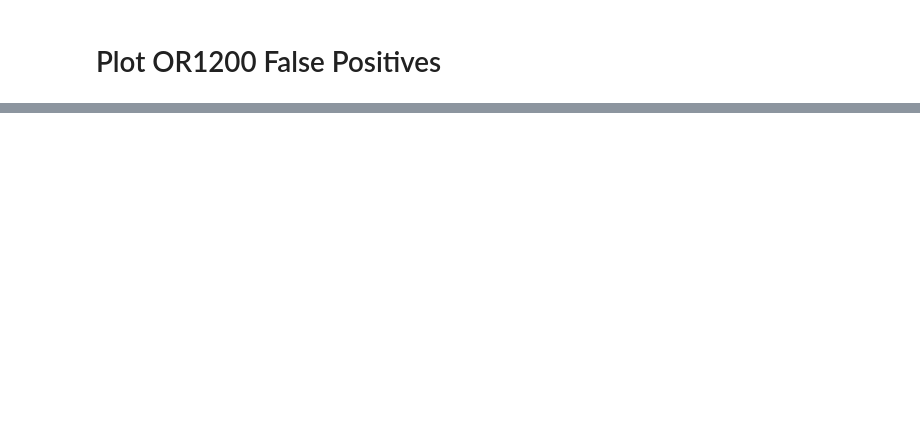
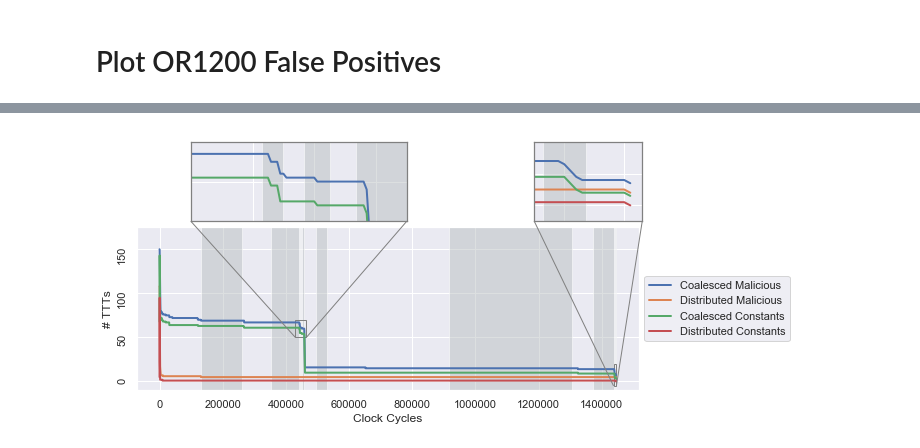
Before and after one commit to timothytrippel/bomberman, a Jupyter notebook: circuits/plots/exp_002_false_positives_multi_plot.ipynb, the cells around one changed output, grey strips where cells are left out. Drawn from its saved outputs; the diff is of its cells as text; code cells hidden in the pictures; blank space fills up the shorter version.

```diff
--- a/circuits/plots/exp_002_false_positives_multi_plot.ipynb
+++ b/circuits/plots/exp_002_false_positives_multi_plot.ipynb
@@ -437,0 +281,94 @@ if OR1200_SAVE_AS_PDF:
+# %%
+# Define Design Characteristics
+or1200_clk_period   = 20
+or1200_epochs       = or1200_epochs = [0,2620900,5241700,7035700,8829700,8898100,8966500,9051700,9136900,9882700,10628500,18361300, 26094100,27429100,28764100,28836100,28908100]
+or1200_ylim         = 175
+or1200_cycle_epochs = map(lambda x: float(x) / float(or1200_clk_period), or1200_epochs)
+
+# Load Data
+or1200_tjfree_df = load_data_df_wf(tjfree_or1200_data_dir, or1200_clk_period)
+or1200_mal_df    = load_data_df_wf(mal_or1200_data_dir, or1200_clk_period)
+
+# Create Main Plot
+ax = plot_ttt_timeseries(or1200_clk_period, \
+                         or1200_epochs, \
+                         or1200_ylim, \
+                         or1200_tjfree_df, \
+                         or1200_mal_df)
+
+# ============================================================================================================
+# Create Zoom-in Inset 1
+# axins = zoomed_inset_axes(ax, 6, loc=2, bbox_to_anchor=(280, 230)) # zoom = 2
+axins = inset_axes(ax, 3, 1.1, loc=2, bbox_to_anchor=(0.2, 1.3), bbox_transform=ax.figure.transFigure) # stretch, no zoom
+sns.lineplot(x="Time", y="Total Malicious Coalesced TTTs",   data=or1200_mal_df, ax=axins, linewidth=LINE_WIDTH)
+sns.lineplot(x="Time", y="Total Malicious Distributed TTTs", data=or1200_mal_df, ax=axins, linewidth=LINE_WIDTH)
+sns.lineplot(x="Time", y="Coalesced Constants",              data=or1200_mal_df, ax=axins, linewidth=LINE_WIDTH)
+sns.lineplot(x="Time", y="Distributed Constants",            data=or1200_mal_df, ax=axins, linewidth=LINE_WIDTH)
+
+# Add Line Separators
+shade = True
+for i in range(0, len(or1200_cycle_epochs[0:-1])):
+    x_coord      = or1200_cycle_epochs[i]
+    next_x_coord = or1200_cycle_epochs[i+1]
+#     plt.axvline(x=(x_coord), color='0.1', linestyle='--', alpha=.5)
+    if shade:
+        axins.fill_between([x_coord, next_x_coord], -10, or1200_ylim, facecolor='#bac0c2', alpha=0.5)
+    shade = not shade
+
+# Format Inset
+x1, x2, y1, y2 = float(8600000) / float(or1200_clk_period), float(9300000) / float(or1200_clk_period), 50, 70
+axins.set_xlim(x1, x2)
+axins.set_ylim(y1, y2)
+axins.set_frame_on(True)
+axins.set_xlabel('')
+axins.set_ylabel('')
+plt.xticks(visible=False)
+plt.yticks(visible=False)
+mark_inset(ax, axins, loc1=3, loc2=4, fc="none", ec="0.5")
+plt.setp(axins.spines.values(), color='0.5')
+plt.setp([axins.get_xticklines(), axins.get_yticklines()], color='0.5')
+
+# ============================================================================================================
+# Create Zoom-in Inset 2
+# axins2 = zoomed_inset_axes(ax, 6, loc=2, bbox_to_anchor=(460, 230)) # zoom = 5
+axins2 = inset_axes(ax, 1.5, 1.1, loc=2, bbox_to_anchor=(0.73, 1.3), bbox_transform=ax.figure.transFigure) # stretch, no zoom
+sns.lineplot(x="Time", y="Total Malicious Coalesced TTTs",   data=or1200_mal_df, ax=axins2, linewidth=LINE_WIDTH)
+sns.lineplot(x="Time", y="Total Malicious Distributed TTTs", data=or1200_mal_df, ax=axins2, linewidth=LINE_WIDTH)
+sns.lineplot(x="Time", y="Coalesced Constants",              data=or1200_mal_df, ax=axins2, linewidth=LINE_WIDTH)
+sns.lineplot(x="Time", y="Distributed Constants",            data=or1200_mal_df, ax=axins2, linewidth=LINE_WIDTH)
+
+# Add Line Separators
+shade = True
+for i in range(0, len(or1200_cycle_epochs[0:-1])):
+    x_coord      = or1200_cycle_epochs[i]
+    next_x_coord = or1200_cycle_epochs[i+1]
+#     plt.axvline(x=(x_coord), color='0.1', linestyle='--', alpha=.5)
+    if shade:
+        axins2.fill_between([x_coord, next_x_coord], -10, or1200_ylim, facecolor='#bac0c2', alpha=0.5)
+    shade = not shade
+
+# Format Inset
+x1, x2, y1, y2 = float(28750000) / float(or1200_clk_period), float(28930000) / float(or1200_clk_period), -5, 20
+axins2.set_xlim(x1, x2)
+axins2.set_ylim(y1, y2)
+axins2.set_frame_on(True)
+axins2.set_xlabel('')
+axins2.set_ylabel('')
+axins2.xaxis.set_ticklabels([])
+axins2.yaxis.set_ticklabels([])
+
+mark_inset(ax, axins2, loc1=3, loc2=4, fc="none", ec="0.5")
+plt.setp(axins2.spines.values(), color='0.5')
+plt.setp([axins2.get_xticklines(), axins2.get_yticklines()], color='0.5')
+
+# ============================================================================================================
+# Create Legend
+legend_labels = ['Coalesced Malicious','Distributed Malicious','Coalesced Constants','Distributed Constants']
+ax.legend(legend_labels, loc='center left', bbox_to_anchor=(1, 0.5))
+# ax.legend(legend_labels, loc='upper center', bbox_to_anchor=(0.35, 1))
+
+# Save as PDF
+if OR1200_SAVE_AS_PDF:
+    plt.savefig(OR1200_PDF_FILENAME, format='pdf', bbox_inches='tight', transparent=False)
+# %% [output]
+[figure, added]
```
Also changed, not shown: parts of 6 cells of this notebook, 2 other files.
